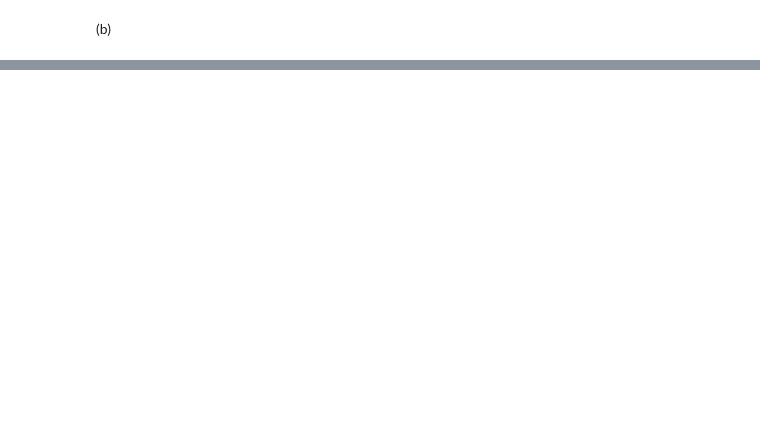
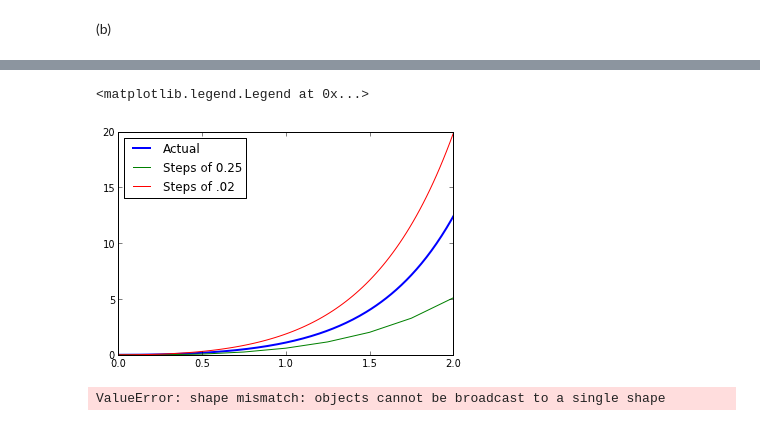
Before and after one commit to jdfreder/MCG, a Jupyter notebook: Week7/ODE-Ex6.ipynb, the cells around one changed output, grey strips where cells are left out. Drawn from its saved outputs; the diff is of its cells as text; code cells hidden in the pictures; blank space fills up the shorter version.

```diff
--- a/Week7/ODE-Ex6.ipynb
+++ b/Week7/ODE-Ex6.ipynb
@@ -59,0 +110,42 @@ plot(x,.25*e**(2*x)-.5*x-.25,x1,y,x2,Py)
+# %%
+#Midpoint Method
+x=2
+n=x/.25
+dydx=zeros(n+1,float)
+d2ydx2=zeros(n+1,float)
+y=zeros(n+1,float)
+for i in range(int(n)):
+    d2ydx2[i+1]=2+2*dydx[i]
+    dydx[i+1]=dydx[i]+d2ydx2[i]*x/n
+    y[i+1]=y[i]+.5*(dydx[i]+dydx[i+1])*x/n
+# %%
+x=2
+Pn=x/.02
+Pdydx=zeros(Pn+1,float)
+Pd2ydx2=zeros(Pn+1,float)
+Py=zeros(Pn+1,float)
+for i in range(int(Pn)):
+    Pd2ydx2[i+1]=2+2*Pdydx[i]
+    Pdydx[i+1]=Pdydx[i]+Pd2ydx2[i]*x/Pn
+    Py[i+1]=Py[i]+.5*(Pdydx[i]+Pdydx[i+1])*x/Pn
+# %%
+x=arange(0,2.01,.01)
+x1=arange(0,2.25,.25)
+x2=arange(0,2.02,.02)
+plot(x,.25*e**(2*x)-.5*x-.25,label='Actual',lw=2)
+plot(x1,y,label='Steps of 0.25')
+plot(x2,Py,label='Steps of .02')
+legend(loc='upper left')
+# %% [output]
+<matplotlib.legend.Legend at 0x...>
+[figure, added]
+# %%
+x=arange(0,2.01,.01)
+x1=arange(0,2.25,.25)
+x2=arange(0,2.02,.02)
+#plot(x,.25*e**(2*x)-.5*x-.25,label='Actual',lw=2)
+plot(x1,.25*e**(2*x)-.5*x-.25-y,label='Error in .25 steps')
+plot(x2,Py-.25*e**(2*x)-.5*x-.25,label='Error in .02 steps')
+legend(loc='upper left')
+# %% [output]
+ValueError: shape mismatch: objects cannot be broadcast to a single shape
```
Also changed, not shown: parts of 9 cells of this notebook.
